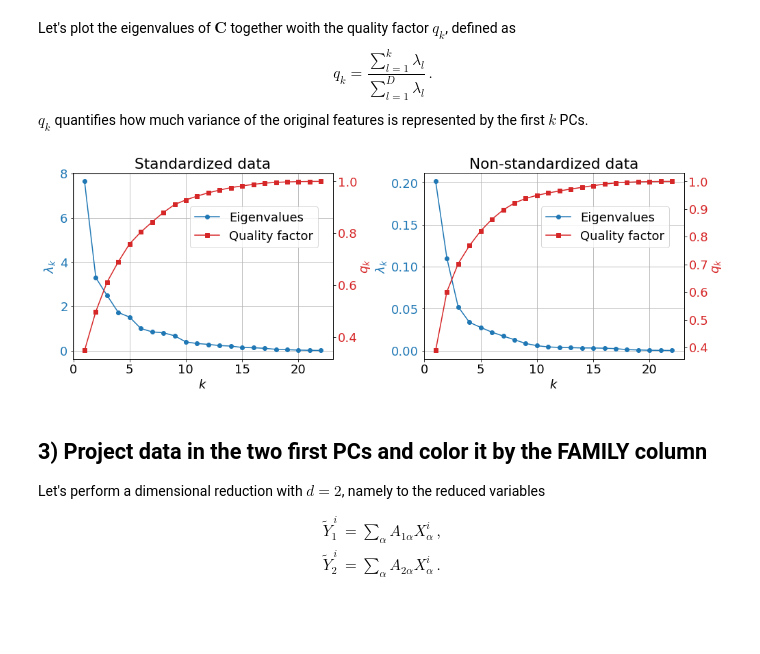
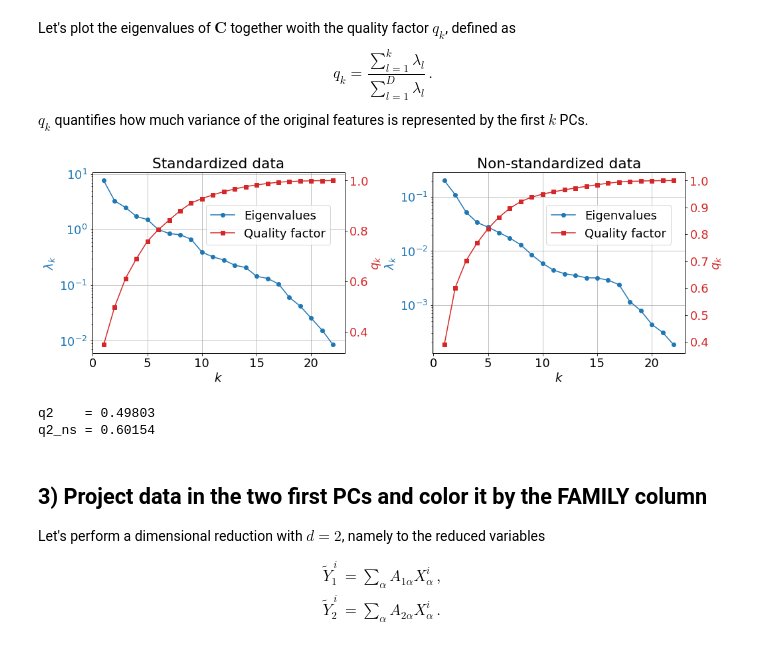
Before and after one commit to vdeltatto/unsupervised-learning, a Jupyter notebook: First_exercise/First_exercise.ipynb, the cells around one changed output. Cells and saved outputs as stored; diff of their text form; code cells hidden in the pictures; blank space fills up the shorter version.

Commit message:
log scale for spectrum plots

```diff
--- a/First_exercise/First_exercise.ipynb
+++ b/First_exercise/First_exercise.ipynb
@@ -103,7 +103,7 @@ fig, (ax1,ax3) = plt.subplots(1,2,figsize=(16,5))
 
 color = 'tab:blue'
 lns1 = ax1.plot(np.arange(1,D+1),eigenvalues,'o-',color=color,label="Eigenvalues")
-ax1.set(xlabel="$k$",title="Standardized data")
+ax1.set(xlabel="$k$",title="Standardized data",yscale="log")
 ax1.set_ylabel(ylabel="$\\lambda_k$",color=color)
 ax1.grid("on")
 ax1.tick_params(axis='y', labelcolor=color)
@@ -111,35 +111,43 @@ ax1.tick_params(axis='y', labelcolor=color)
 color = 'tab:red'
 ax2 = ax1.twinx()
 lns2 = ax2.plot(np.arange(1,D+1),np.cumsum(eigenvalues)/np.sum(eigenvalues),'s-',color=color,label="Quality factor")
 ax2.set_ylabel("$q_k$",color=color)
 ax2.tick_params(axis='y', labelcolor=color)
 ax1.legend()
 
 lns = lns1+lns2
 labs = [l.get_label() for l in lns]
 ax1.legend(lns, labs, loc=[0.45,0.6])
 
 color = 'tab:blue'
 lns1 = ax3.plot(np.arange(1,D+1),eigenvalues_ns,'o-',color=color,label="Eigenvalues")
-ax3.set(xlabel="$k$",title="Non-standardized data")
+ax3.set(xlabel="$k$",title="Non-standardized data",yscale="log")
 ax3.set_ylabel(ylabel="$\\lambda_k$",color=color)
 ax3.grid("on")
 ax3.tick_params(axis='y', labelcolor=color)
 
 color = 'tab:red'
 ax4 = ax3.twinx()
 lns2 = ax4.plot(np.arange(1,D+1),np.cumsum(eigenvalues_ns)/np.sum(eigenvalues_ns),'s-',color=color,label="Quality factor")
 ax4.set_ylabel("$q_k$",color=color)
 ax4.tick_params(axis='y', labelcolor=color)
 ax3.legend()
 
 lns = lns1+lns2
 labs = [l.get_label() for l in lns]
 ax3.legend(lns, labs, loc=[0.45,0.6])
 plt.subplots_adjust(wspace=0.35)
 plt.show()
 # %% [output]
-[figure, old version]
+[figure, new version]
+# %%
+q2 = (eigenvalues[0] + eigenvalues[1]) / np.sum(eigenvalues)
+q2_ns = (eigenvalues_ns[0] + eigenvalues_ns[1]) / np.sum(eigenvalues_ns)
+print("q2    = " + "{:.5f}".format(q2))
+print("q2_ns = " + "{:.5f}".format(q2_ns))
+# %% [output]
+q2    = 0.49803
+q2_ns = 0.60154
 # %% [markdown]
 ## 3) Project data in the two first PCs and color it by the FAMILY column
 Let's perform a dimensional reduction with $d=2$, namely to the reduced variables
```
Also changed, not shown: parts of 2 cells of this notebook.
